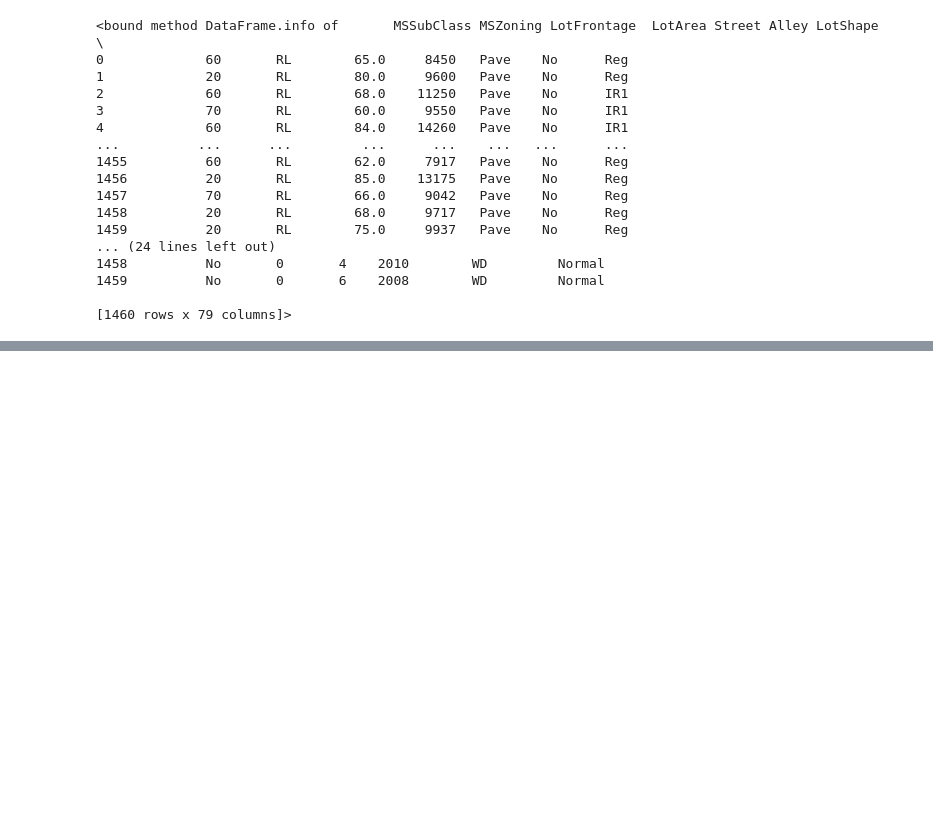
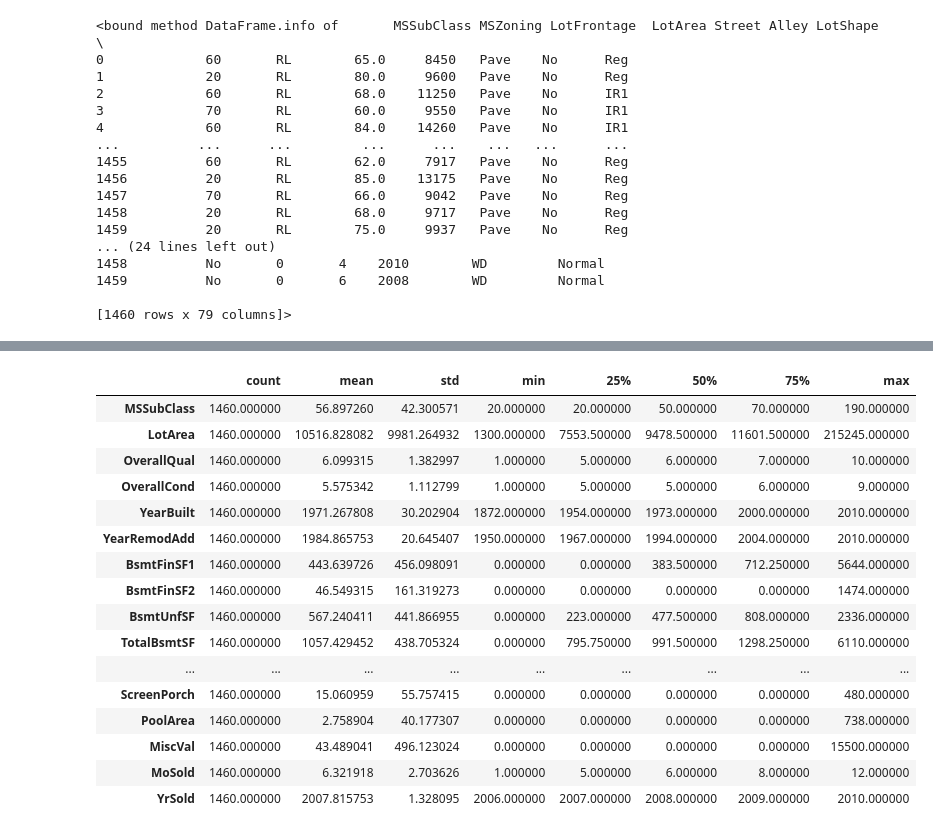
Before and after one commit to McCReuben/housePriceRegression, a Jupyter notebook: main.ipynb, the cells around one changed output, grey strips where cells are left out. Drawn from its saved outputs; the diff is of its cells as text; code cells hidden in the pictures; blank space fills up the shorter version.

```diff
--- a/main.ipynb
+++ b/main.ipynb
@@ -75,0 +102,20 @@ pr.to_file('streamlit_out.html')
+# %%
+df.describe().transpose().style.background_gradient(cmap = "magma")
+# %% [output]
+|  | count | mean | std | min | 25% | 50% | 75% | max |
+| MSSubClass | 1460.000000 | 56.897260 | 42.300571 | 20.000000 | 20.000000 | 50.000000 | 70.000000 | 190.000000 |
+| LotArea | 1460.000000 | 10516.828082 | 9981.264932 | 1300.000000 | 7553.500000 | 9478.500000 | 11601.500000 | 215245.000000 |
+| OverallQual | 1460.000000 | 6.099315 | 1.382997 | 1.000000 | 5.000000 | 6.000000 | 7.000000 | 10.000000 |
+| OverallCond | 1460.000000 | 5.575342 | 1.112799 | 1.000000 | 5.000000 | 5.000000 | 6.000000 | 9.000000 |
+| YearBuilt | 1460.000000 | 1971.267808 | 30.202904 | 1872.000000 | 1954.000000 | 1973.000000 | 2000.000000 | 2010.000000 |
+| YearRemodAdd | 1460.000000 | 1984.865753 | 20.645407 | 1950.000000 | 1967.000000 | 1994.000000 | 2004.000000 | 2010.000000 |
+| BsmtFinSF1 | 1460.000000 | 443.639726 | 456.098091 | 0.000000 | 0.000000 | 383.500000 | 712.250000 | 5644.000000 |
+| BsmtFinSF2 | 1460.000000 | 46.549315 | 161.319273 | 0.000000 | 0.000000 | 0.000000 | 0.000000 | 1474.000000 |
+| BsmtUnfSF | 1460.000000 | 567.240411 | 441.866955 | 0.000000 | 223.000000 | 477.500000 | 808.000000 | 2336.000000 |
+| TotalBsmtSF | 1460.000000 | 1057.429452 | 438.705324 | 0.000000 | 795.750000 | 991.500000 | 1298.250000 | 6110.000000 |
+| ... | ... | ... | ... | ... | ... | ... | ... | ... |
+| ScreenPorch | 1460.000000 | 15.060959 | 55.757415 | 0.000000 | 0.000000 | 0.000000 | 0.000000 | 480.000000 |
+| PoolArea | 1460.000000 | 2.758904 | 40.177307 | 0.000000 | 0.000000 | 0.000000 | 0.000000 | 738.000000 |
+| MiscVal | 1460.000000 | 43.489041 | 496.123024 | 0.000000 | 0.000000 | 0.000000 | 0.000000 | 15500.000000 |
+| MoSold | 1460.000000 | 6.321918 | 2.703626 | 1.000000 | 5.000000 | 6.000000 | 8.000000 | 12.000000 |
+| YrSold | 1460.000000 | 2007.815753 | 1.328095 | 2006.000000 | 2007.000000 | 2008.000000 | 2009.000000 | 2010.000000 |
```
Also changed, not shown: parts of 2 cells of this notebook.
